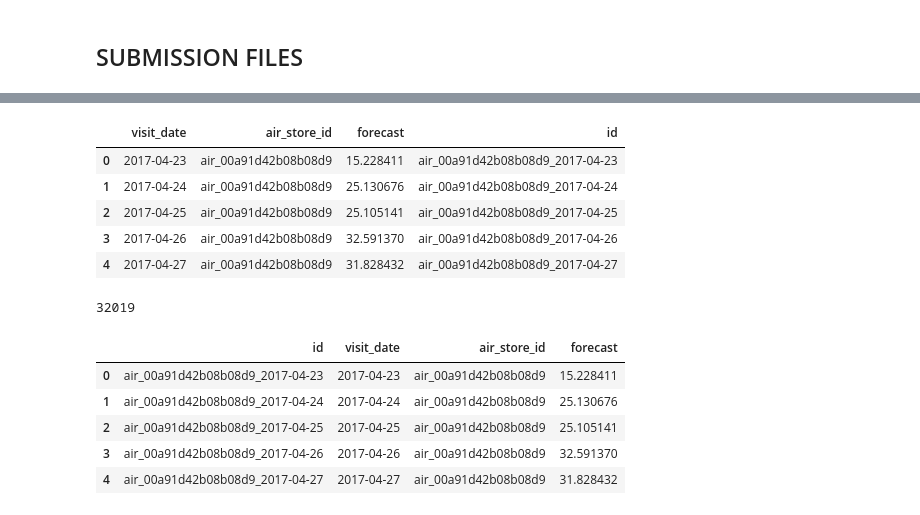
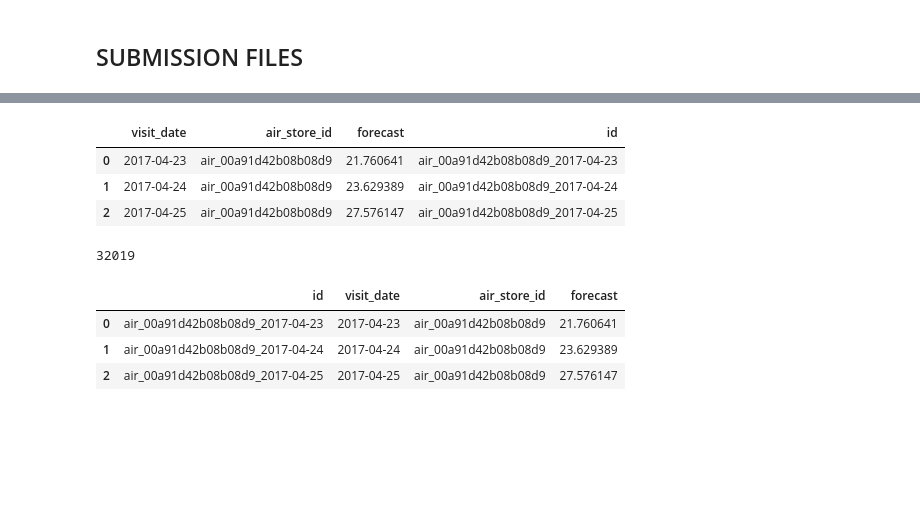
Before and after one commit to bengrauer/datascience_competitions, a Jupyter notebook: JapanRestarauntVisitors/script_ARIMA.ipynb, the cells around one changed output, grey strips where cells are left out. Drawn from its saved outputs; the diff is of its cells as text; code cells hidden in the pictures; blank space fills up the shorter version.

```diff
--- a/JapanRestarauntVisitors/script_ARIMA.ipynb
+++ b/JapanRestarauntVisitors/script_ARIMA.ipynb
@@ -743,13 +678,11 @@ armRsltDF['id'] = armRsltDF['id'].str.cat(armRsltDF['visit_date'].astype(str))
 # Drop the visitors (will rename later)
 armRsltDF.drop('visitors', axis=1, inplace=True)
 # %%
-armRsltDF.head()
+armRsltDF.head(3)
 # %% [output]
 |  | visit_date | air_store_id | forecast | id |
-| 0 | 2017-04-23 | air_00a91d42b08b08d9 | 15.228411 | air_00a91d42b08b08d9_2017-04-23 |
-| 1 | 2017-04-24 | air_00a91d42b08b08d9 | 25.130676 | air_00a91d42b08b08d9_2017-04-24 |
-| 2 | 2017-04-25 | air_00a91d42b08b08d9 | 25.105141 | air_00a91d42b08b08d9_2017-04-25 |
-| 3 | 2017-04-26 | air_00a91d42b08b08d9 | 32.591370 | air_00a91d42b08b08d9_2017-04-26 |
-| 4 | 2017-04-27 | air_00a91d42b08b08d9 | 31.828432 | air_00a91d42b08b08d9_2017-04-27 |
+| 0 | 2017-04-23 | air_00a91d42b08b08d9 | 21.760641 | air_00a91d42b08b08d9_2017-04-23 |
+| 1 | 2017-04-24 | air_00a91d42b08b08d9 | 23.629389 | air_00a91d42b08b08d9_2017-04-24 |
+| 2 | 2017-04-25 | air_00a91d42b08b08d9 | 27.576147 | air_00a91d42b08b08d9_2017-04-25 |
 # %%
 # Must turn any negatives into a zero
@@ -788,14 +718,12 @@ len(armRsltDF)
 # %% [output]
 32019
 # %%
-armRsltDF.head()
+armRsltDF.head(3)
 # %% [output]
 |  | id | visit_date | air_store_id | forecast |
-| 0 | air_00a91d42b08b08d9_2017-04-23 | 2017-04-23 | air_00a91d42b08b08d9 | 15.228411 |
-| 1 | air_00a91d42b08b08d9_2017-04-24 | 2017-04-24 | air_00a91d42b08b08d9 | 25.130676 |
-| 2 | air_00a91d42b08b08d9_2017-04-25 | 2017-04-25 | air_00a91d42b08b08d9 | 25.105141 |
-| 3 | air_00a91d42b08b08d9_2017-04-26 | 2017-04-26 | air_00a91d42b08b08d9 | 32.591370 |
-| 4 | air_00a91d42b08b08d9_2017-04-27 | 2017-04-27 | air_00a91d42b08b08d9 | 31.828432 |
+| 0 | air_00a91d42b08b08d9_2017-04-23 | 2017-04-23 | air_00a91d42b08b08d9 | 21.760641 |
+| 1 | air_00a91d42b08b08d9_2017-04-24 | 2017-04-24 | air_00a91d42b08b08d9 | 23.629389 |
+| 2 | air_00a91d42b08b08d9_2017-04-25 | 2017-04-25 | air_00a91d42b08b08d9 | 27.576147 |
 # %%
 def fn_write_submission_file(df, colNames, fileName):
 
```
Also changed, not shown: parts of 27 cells of this notebook, 7 other files.
